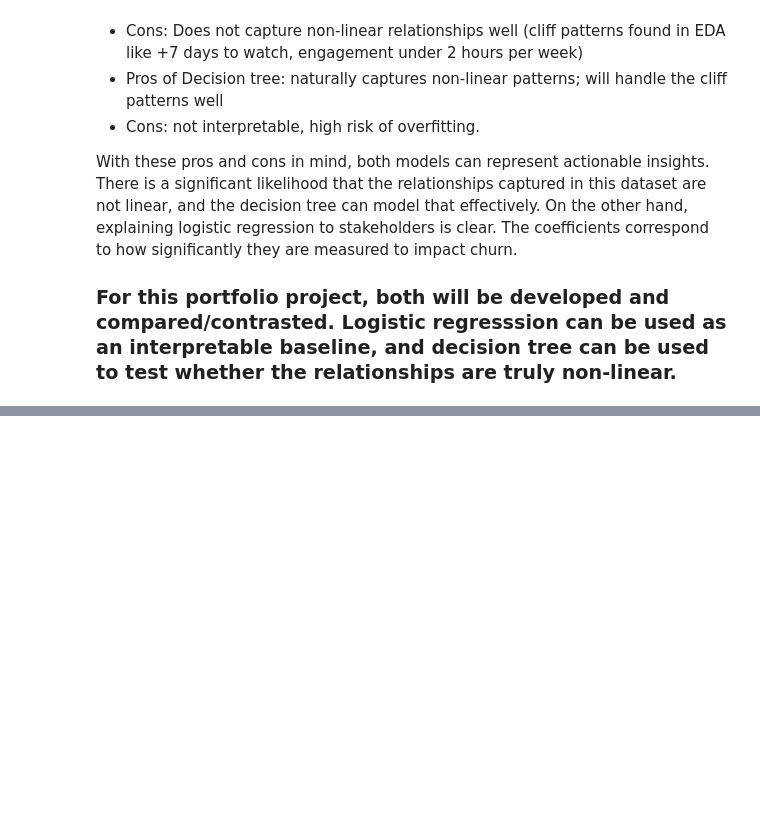
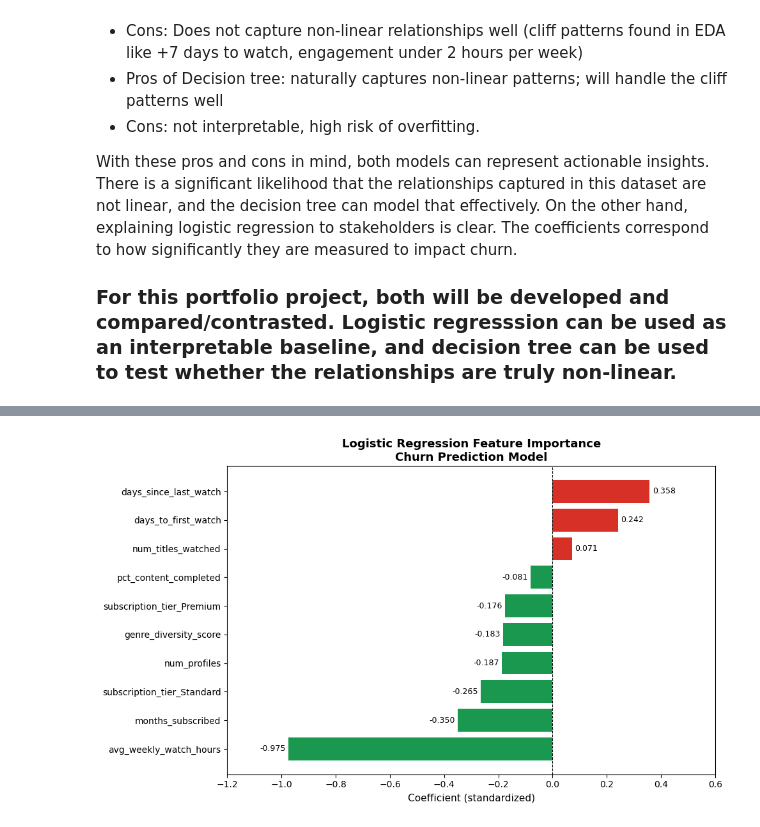
Before and after one commit to vigneshsekar21/streaming-churn-analysis, a Jupyter notebook: notebooks/02_modeling.ipynb, the cells around one changed output, grey strips where cells are left out. Cells and saved outputs as stored; diff of their text form; code cells hidden in the pictures; blank space fills up the shorter version.

Commit message:
Evaluated precision/recall metrics and compared coefficients against EDA rankings

```diff
--- a/notebooks/02_modeling.ipynb
+++ b/notebooks/02_modeling.ipynb
@@ -48,0 +74,9 @@ feature_cols = ["num_profiles", "days_to_first_watch", "avg_weekly_watch_hours",
+# %%
+# Feature importance via coefficients
+coef_df = pd.DataFrame({
+    "feature": feature_cols,
+    "coefficient": model.coef_[0]
+}).sort_values("coefficient", key=abs, ascending=False)
+
+print("=== Feature Importance (Coefficients) ===")
+print(coef_df.to_string(index=False))
@@ -48,0 +101,33 @@ feature_cols = ["num_profiles", "days_to_first_watch", "avg_weekly_watch_hours",
+# %%
+import matplotlib.pyplot as plt
+
+# Sort by coefficient value (not absolute value) for a diverging bar chart
+coef_plot = coef_df.sort_values("coefficient")
+
+# Color bars by direction — red for positive (higher churn risk), green for negative (lower risk)
+colors = ["#d73027" if c > 0 else "#1a9850" for c in coef_plot["coefficient"]]
+
+fig, ax = plt.subplots(figsize=(10, 6))
+bars = ax.barh(coef_plot["feature"], coef_plot["coefficient"], color=colors)
+
+# Add a vertical line at 0 for reference
+ax.axvline(x=0, color="black", linewidth=0.8, linestyle="--")
+
+# Label each bar with its coefficient value
+for bar, val in zip(bars, coef_plot["coefficient"]):
+    ax.text(
+        val + (0.01 if val >= 0 else -0.01),
+        bar.get_y() + bar.get_height() / 2,
+        f"{val:.3f}",
+        va="center",
+        ha="left" if val >= 0 else "right",
+        fontsize=9
+    )
+
+ax.set_xlabel("Coefficient (standardized)", fontsize=11)
+ax.set_title("Logistic Regression Feature Importance\nChurn Prediction Model", fontsize=13, fontweight="bold")
+ax.set_xlim(-1.2, 0.6)
+plt.tight_layout()
+plt.show()
+# %% [output]
+[figure, added]
```
Also changed, not shown: parts of 7 cells of this notebook, 1 other file.
